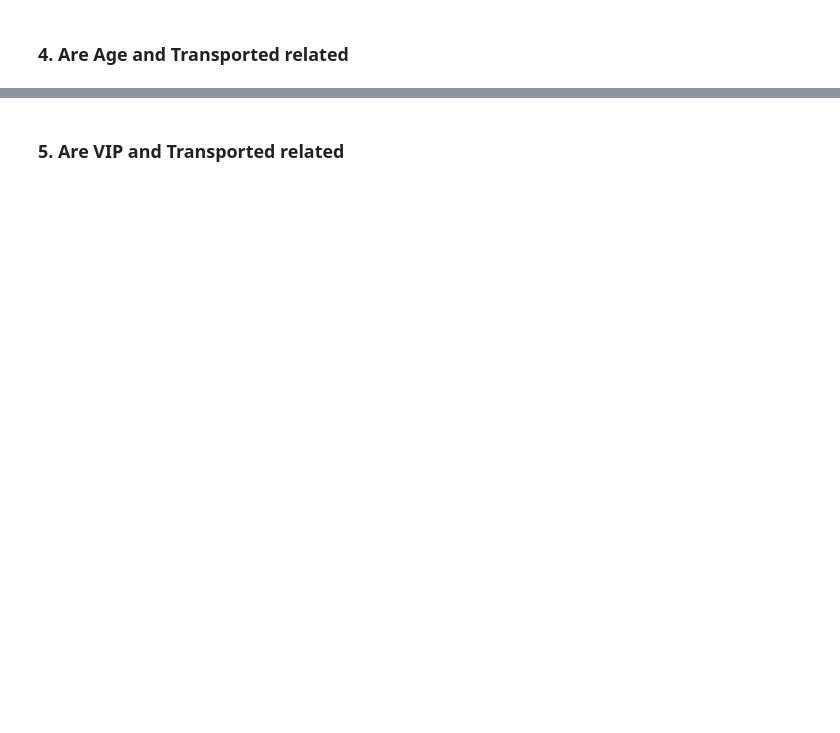
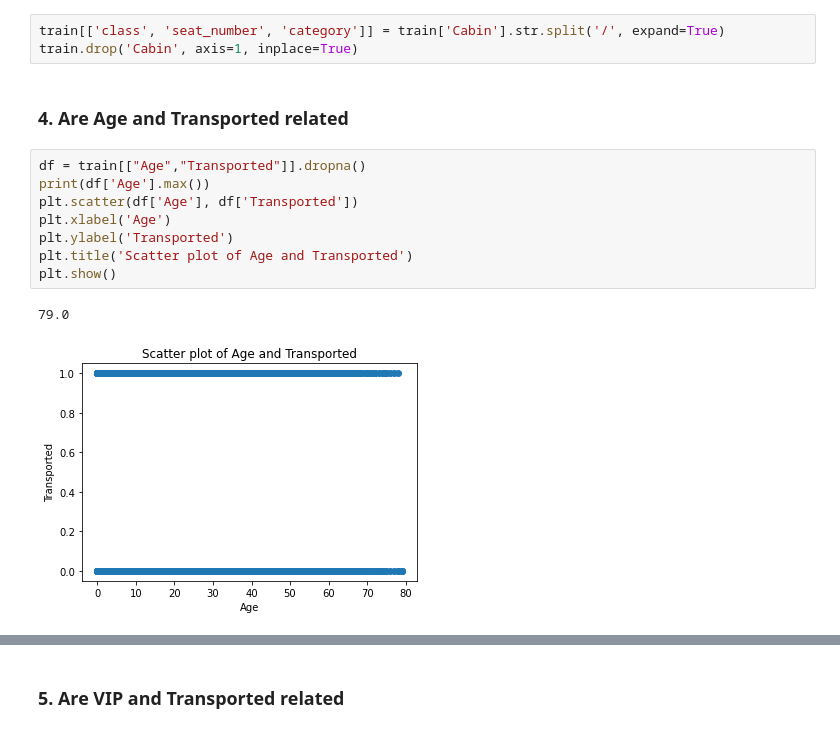
Before and after one commit to bdilpreet66/Spaceship-Titanic, a Jupyter notebook: Untitled.ipynb, the cells around one changed output, grey strips where cells are left out. Cells and saved outputs as stored; diff of their text form; blank space fills up the shorter version.

```diff
--- a/Untitled.ipynb
+++ b/Untitled.ipynb
@@ -189,2 +195,16 @@ plt.show()
+# %%
+train[['class', 'seat_number', 'category']] = train['Cabin'].str.split('/', expand=True)
+train.drop('Cabin', axis=1, inplace=True)
 # %% [markdown]
 ### 4. Are Age and Transported related
+# %%
+df = train[["Age","Transported"]].dropna()
+print(df['Age'].max())
+plt.scatter(df['Age'], df['Transported'])
+plt.xlabel('Age')
+plt.ylabel('Transported')
+plt.title('Scatter plot of Age and Transported')
+plt.show()
+# %% [output]
+79.0
+[figure, added]
```
Also changed, not shown: parts of 22 cells of this notebook.
